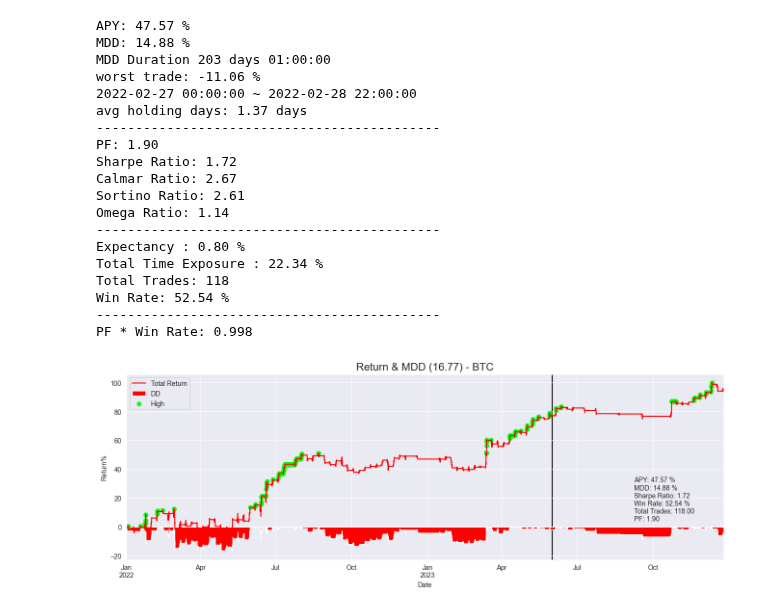
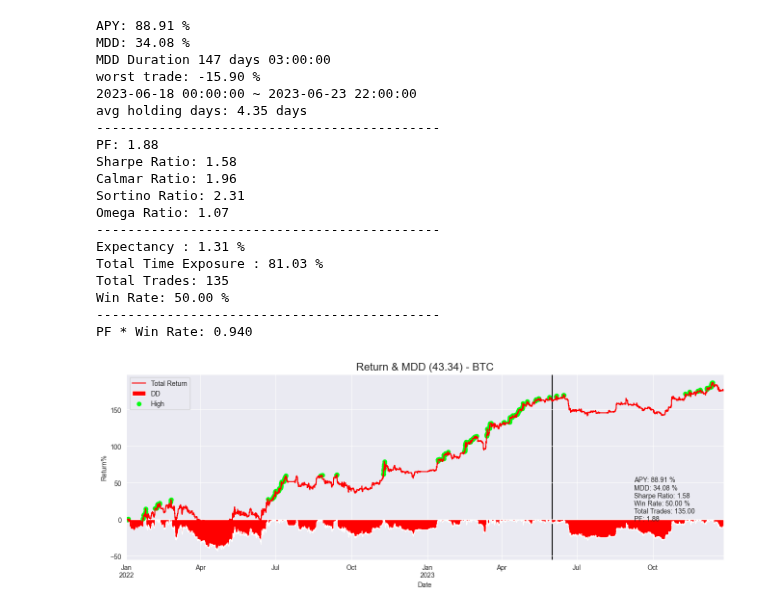
Before and after one commit to JohnsonHsiao/DC_capital_intern, a Jupyter notebook: strategy_research/CTA_TEST/Crypto/monday/bt_lab.ipynb, the cells around one changed output. Saved outputs shown, nothing was run; the diff lists cells and outputs as text; code cells hidden in the pictures.

```diff
--- a/strategy_research/CTA_TEST/Crypto/monday/bt_lab.ipynb
+++ b/strategy_research/CTA_TEST/Crypto/monday/bt_lab.ipynb
@@ -30,41 +30,41 @@ for coin in candidate:
 # %%
 start = '2022-01-01'
 sep = ''
 end = ''
 
 side = 'both'
-params = {'vol_threshold': 4, 'ret_threshold': 0.15, 'stop_loss': np.nan, 'date': 1}
-# {'vol_threshold': 2.5, 'ret_threshold': 0.15, 'stop_loss': np.nan, 'date': 5}
+params = {'vol_threshold': 4, 'ret_threshold': 0.15, 'date': 1}
+# params = {'vol_threshold': 2.5, 'ret_threshold': 0.15, 'date': 5}
 
 config = {'freq':'1h', 'lag':1, 'fee': 0.0003}
 coin = 'BTC'
 df = df_dict[coin]
 strategy = Strategy(df=df.loc[start:], configs=config)
 _pf = strategy.strategy(side = side,params=params)
 trades = _pf.trades.records_readable
 analyze = Analyzer(strategy)
 value = analyze.show_pf_analysis(params, side, coin, axv_index=['2023-06-01'])
 # %% [output]
-APY: 47.57 %
-MDD: 14.88 %
-MDD Duration 203 days 01:00:00
-worst trade: -11.06 %
-2022-02-27 00:00:00 ~ 2022-02-28 22:00:00
-avg holding days: 1.37 days
+APY: 88.91 %
+MDD: 34.08 %
+MDD Duration 147 days 03:00:00
+worst trade: -15.90 %
+2023-06-18 00:00:00 ~ 2023-06-23 22:00:00
+avg holding days: 4.35 days
 --------------------------------------------
-PF: 1.90
-Sharpe Ratio: 1.72
-Calmar Ratio: 2.67
-Sortino Ratio: 2.61
-Omega Ratio: 1.14
+PF: 1.88
+Sharpe Ratio: 1.58
+Calmar Ratio: 1.96
+Sortino Ratio: 2.31
+Omega Ratio: 1.07
 --------------------------------------------
-Expectancy : 0.80 %
-Total Time Exposure : 22.34 %
-Total Trades: 118
-Win Rate: 52.54 %
+Expectancy : 1.31 %
+Total Time Exposure : 81.03 %
+Total Trades: 135
+Win Rate: 50.00 %
 --------------------------------------------
-PF * Win Rate: 0.998
+PF * Win Rate: 0.940
-[figure, old version]
+[figure, new version]
 # %%
 start= '2022-01-01'
 end ='2023-06-01'
```
Also changed, not shown: parts of 2 cells of this notebook, 8 other files.
